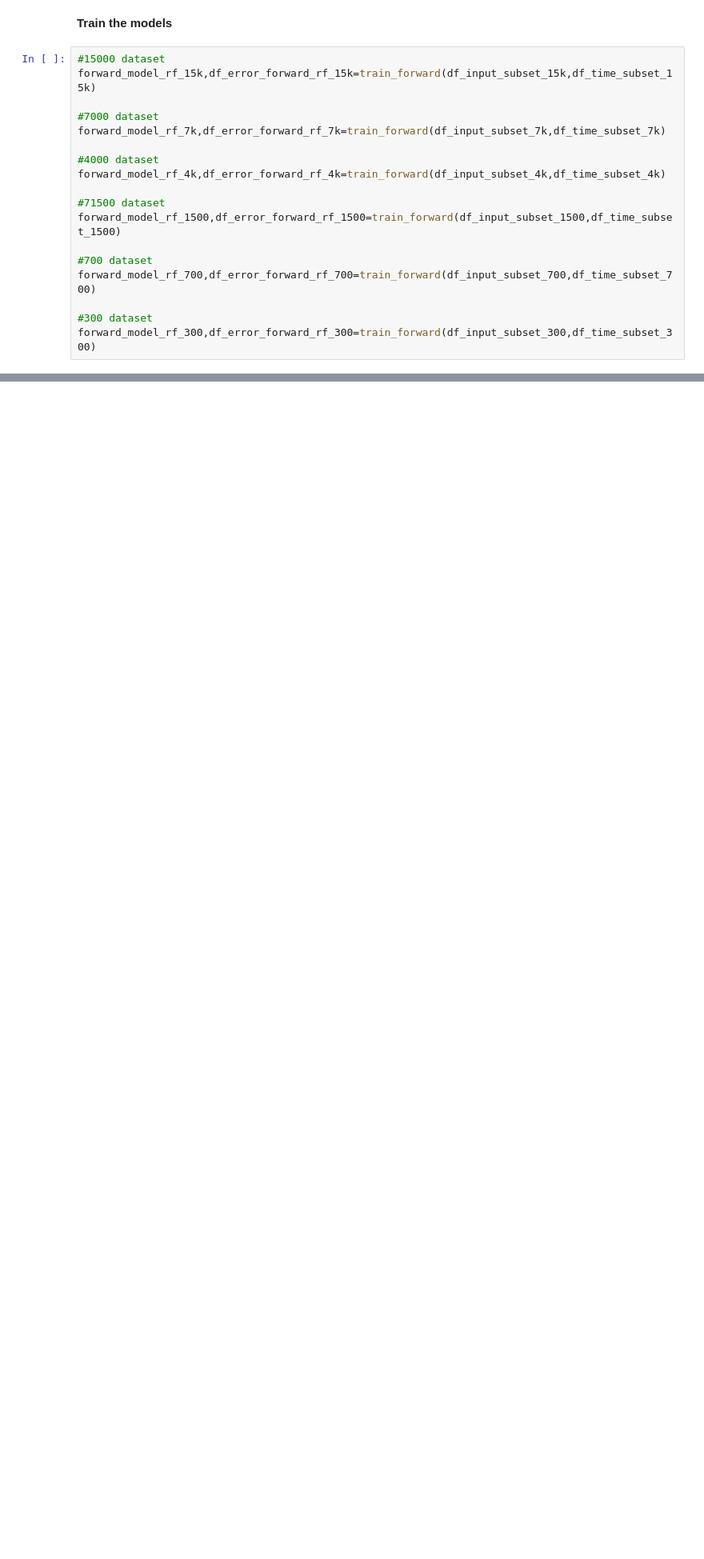
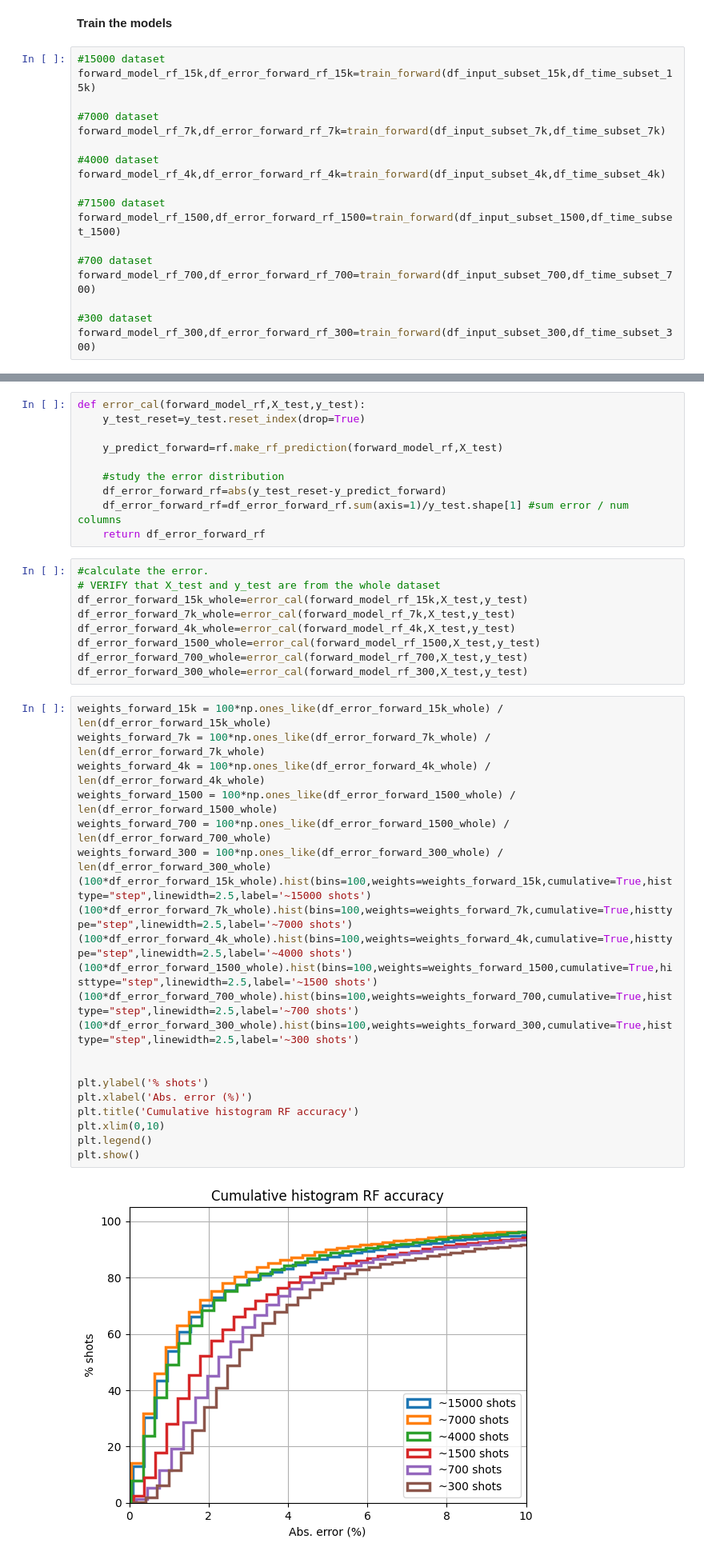
Before and after one commit to javierhndev/laps-ml, a Jupyter notebook: forward_model_analysis.ipynb, the cells around one changed output, grey strips where cells are left out. Shown at 80% size. Saved outputs shown, nothing was run; the diff lists cells and outputs as text; blank space fills up the shorter version.

```diff
--- a/forward_model_analysis.ipynb
+++ b/forward_model_analysis.ipynb
@@ -235,0 +250,42 @@ plt.show()
+# %%
+def error_cal(forward_model_rf,X_test,y_test):
+    y_test_reset=y_test.reset_index(drop=True)
+
+    y_predict_forward=rf.make_rf_prediction(forward_model_rf,X_test)
+
+    #study the error distribution
+    df_error_forward_rf=abs(y_test_reset-y_predict_forward)
+    df_error_forward_rf=df_error_forward_rf.sum(axis=1)/y_test.shape[1] #sum error / num columns
+    return df_error_forward_rf
+# %%
+#calculate the error.
+# VERIFY that X_test and y_test are from the whole dataset
+df_error_forward_15k_whole=error_cal(forward_model_rf_15k,X_test,y_test)
+df_error_forward_7k_whole=error_cal(forward_model_rf_7k,X_test,y_test)
+df_error_forward_4k_whole=error_cal(forward_model_rf_4k,X_test,y_test)
+df_error_forward_1500_whole=error_cal(forward_model_rf_1500,X_test,y_test)
+df_error_forward_700_whole=error_cal(forward_model_rf_700,X_test,y_test)
+df_error_forward_300_whole=error_cal(forward_model_rf_300,X_test,y_test)
+# %%
+weights_forward_15k = 100*np.ones_like(df_error_forward_15k_whole) / len(df_error_forward_15k_whole)
+weights_forward_7k = 100*np.ones_like(df_error_forward_7k_whole) / len(df_error_forward_7k_whole)
+weights_forward_4k = 100*np.ones_like(df_error_forward_4k_whole) / len(df_error_forward_4k_whole)
+weights_forward_1500 = 100*np.ones_like(df_error_forward_1500_whole) / len(df_error_forward_1500_whole)
+weights_forward_700 = 100*np.ones_like(df_error_forward_1500_whole) / len(df_error_forward_700_whole)
+weights_forward_300 = 100*np.ones_like(df_error_forward_300_whole) / len(df_error_forward_300_whole)
+(100*df_error_forward_15k_whole).hist(bins=100,weights=weights_forward_15k,cumulative=True,histtype="step",linewidth=2.5,label='~15000 shots')
+(100*df_error_forward_7k_whole).hist(bins=100,weights=weights_forward_7k,cumulative=True,histtype="step",linewidth=2.5,label='~7000 shots')
+(100*df_error_forward_4k_whole).hist(bins=100,weights=weights_forward_4k,cumulative=True,histtype="step",linewidth=2.5,label='~4000 shots')
+(100*df_error_forward_1500_whole).hist(bins=100,weights=weights_forward_1500,cumulative=True,histtype="step",linewidth=2.5,label='~1500 shots')
+(100*df_error_forward_700_whole).hist(bins=100,weights=weights_forward_700,cumulative=True,histtype="step",linewidth=2.5,label='~700 shots')
+(100*df_error_forward_300_whole).hist(bins=100,weights=weights_forward_300,cumulative=True,histtype="step",linewidth=2.5,label='~300 shots')
+
+
+plt.ylabel('% shots')
+plt.xlabel('Abs. error (%)')
+plt.title('Cumulative histogram RF accuracy')
+plt.xlim(0,10)
+plt.legend()
+plt.show()
+# %% [output]
+[figure, added]
```
Also changed, not shown: parts of 16 cells of this notebook, 21 other files.
